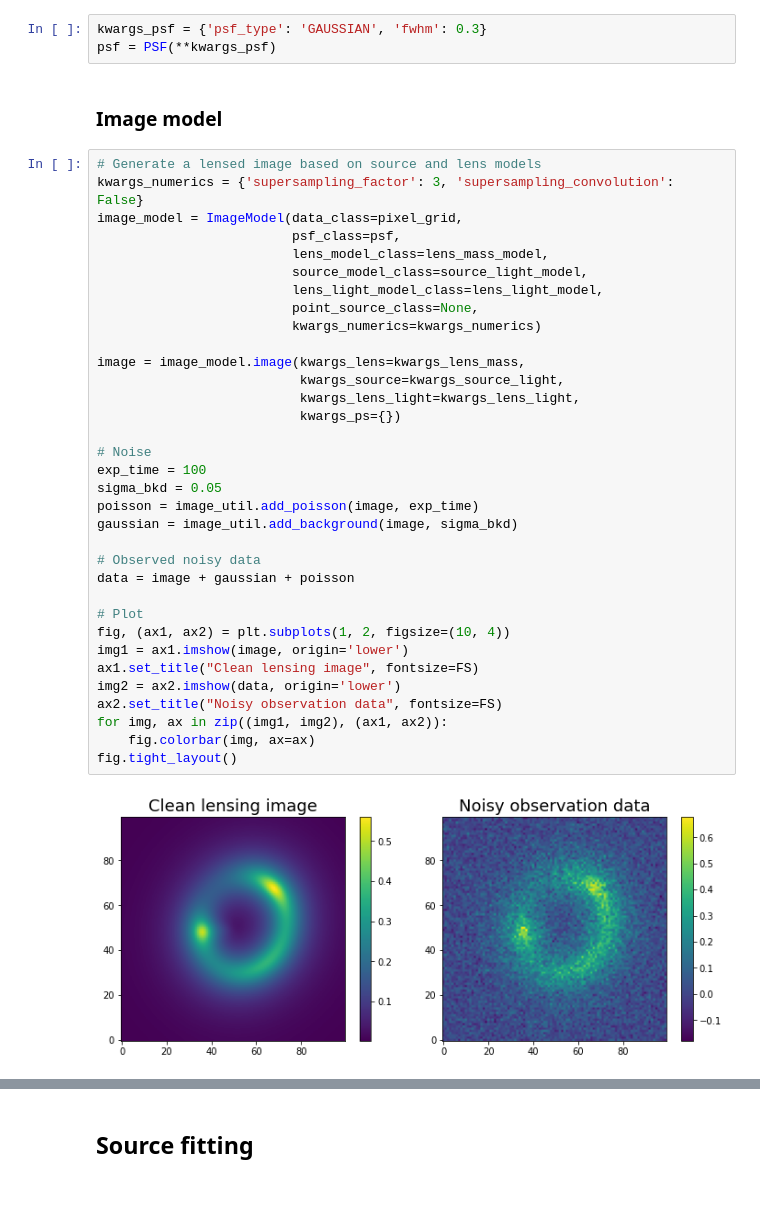
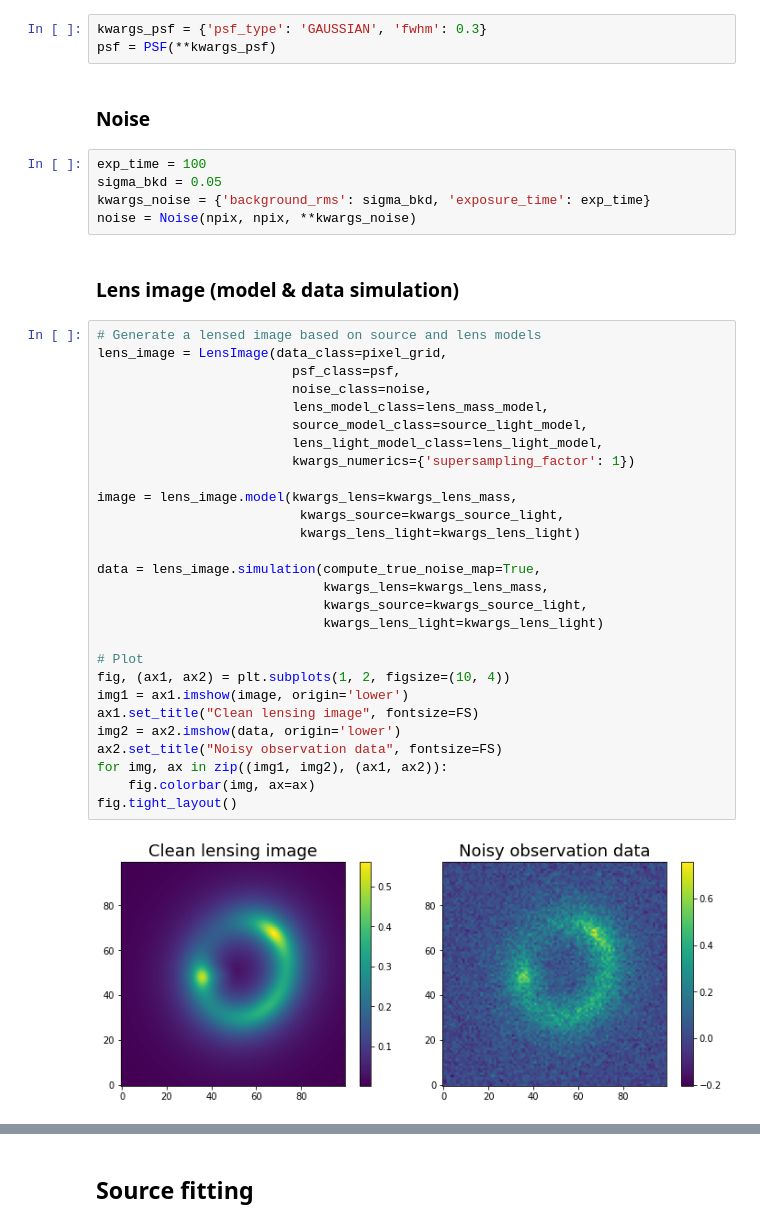
Before and after one commit to Herculens/herculens, a Jupyter notebook: notebooks/starting_guide.ipynb, the cells around one changed output, grey strips where cells are left out. Drawn from its saved outputs; the diff is of its cells as text; blank space fills up the shorter version.

```diff
--- a/notebooks/starting_guide.ipynb
+++ b/notebooks/starting_guide.ipynb
@@ -87,43 +90,44 @@ kwargs_lens_light = [{}]
 # %%
 kwargs_psf = {'psf_type': 'GAUSSIAN', 'fwhm': 0.3}
 psf = PSF(**kwargs_psf)
-# %% [markdown]
-### Image model
+# %% [markdown]
+### Noise
+# %%
+exp_time = 100
+sigma_bkd = 0.05
+kwargs_noise = {'background_rms': sigma_bkd, 'exposure_time': exp_time}
+noise = Noise(npix, npix, **kwargs_noise)
+# %% [markdown]
+### Lens image (model & data simulation)
 # %%
 # Generate a lensed image based on source and lens models
-kwargs_numerics = {'supersampling_factor': 3, 'supersampling_convolution': False}
-image_model = ImageModel(data_class=pixel_grid,
+lens_image = LensImage(data_class=pixel_grid,
                          psf_class=psf,
+                         noise_class=noise,
                          lens_model_class=lens_mass_model,
                          source_model_class=source_light_model,
                          lens_light_model_class=lens_light_model,
-                         point_source_class=None,
-                         kwargs_numerics=kwargs_numerics)
+                         kwargs_numerics={'supersampling_factor': 1})
 
-image = image_model.image(kwargs_lens=kwargs_lens_mass,
+image = lens_image.model(kwargs_lens=kwargs_lens_mass,
                           kwargs_source=kwargs_source_light,
-                          kwargs_lens_light=kwargs_lens_light,
-                          kwargs_ps={})
+                          kwargs_lens_light=kwargs_lens_light)
 
-# Noise
-exp_time = 100
-sigma_bkd = 0.05
-poisson = image_util.add_poisson(image, exp_time)
-gaussian = image_util.add_background(image, sigma_bkd)
-
-# Observed noisy data
-data = image + gaussian + poisson
+data = lens_image.simulation(compute_true_noise_map=True,
+                             kwargs_lens=kwargs_lens_mass,
+                             kwargs_source=kwargs_source_light,
+                             kwargs_lens_light=kwargs_lens_light)
 
 # Plot
 fig, (ax1, ax2) = plt.subplots(1, 2, figsize=(10, 4))
 img1 = ax1.imshow(image, origin='lower')
 ax1.set_title("Clean lensing image", fontsize=FS)
 img2 = ax2.imshow(data, origin='lower')
 ax2.set_title("Noisy observation data", fontsize=FS)
 for img, ax in zip((img1, img2), (ax1, ax2)):
     fig.colorbar(img, ax=ax)
 fig.tight_layout()
 # %% [output]
-[figure, old version]
+[figure, new version]
 # %%
 # (Don't trust this the first time you run it.)
```
Also changed, not shown: parts of 22 cells of this notebook.
